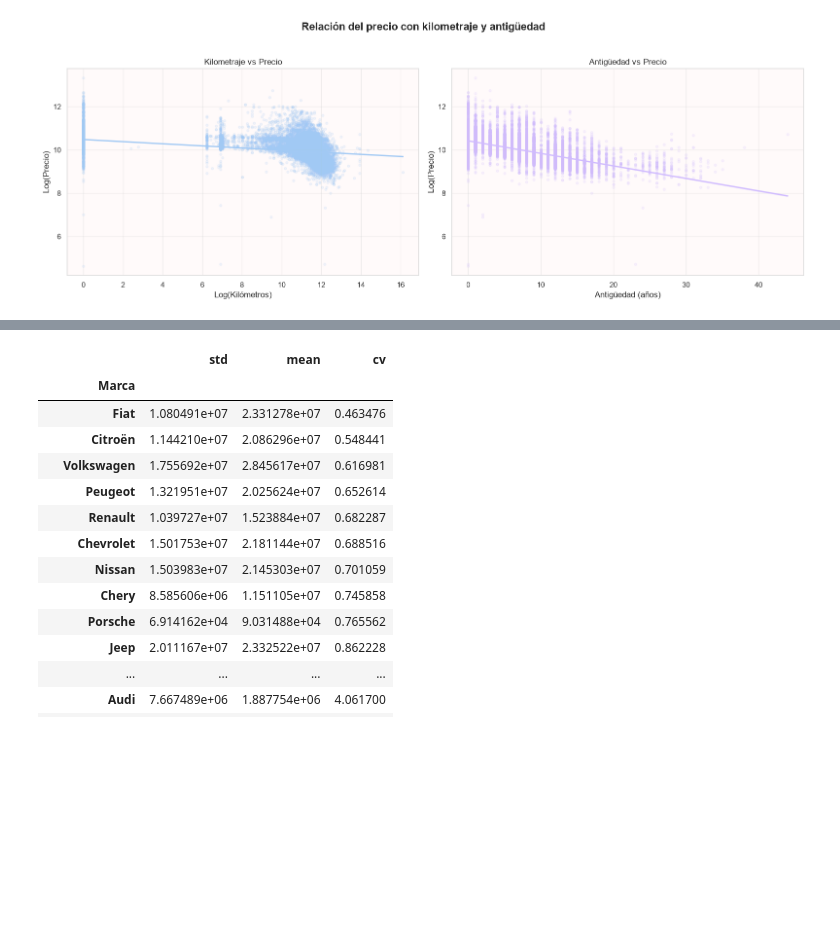
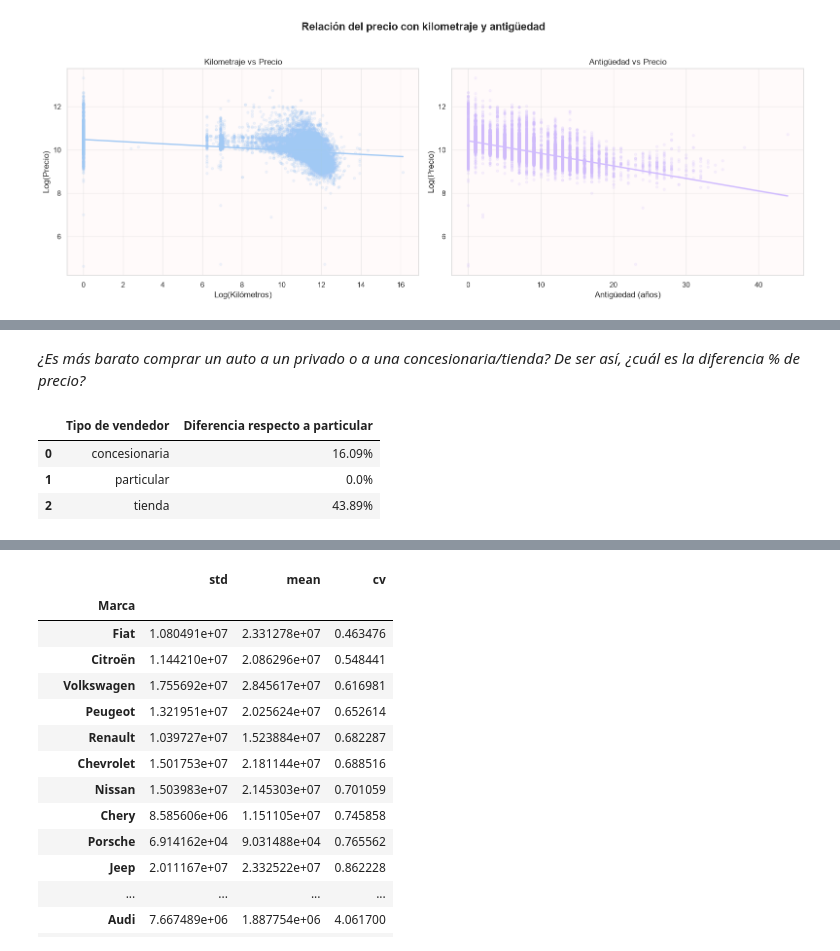
Before and after one commit to PilarOtero/Gurevich_Otero_Informe_PF, a Jupyter notebook: notebook/Gurevich_Otero_Notebook_PF.ipynb, the cells around one changed output, grey strips where cells are left out. Drawn from its saved outputs; the diff is of its cells as text; code cells hidden in the pictures; blank space fills up the shorter version.

```diff
--- a/notebook/Gurevich_Otero_Notebook_PF.ipynb
+++ b/notebook/Gurevich_Otero_Notebook_PF.ipynb
@@ -558,0 +673,17 @@ Con esto se deja en evidencia la importancia de ambos features en relación con
+# %% [markdown]
+*¿Es más barato comprar un auto a un privado o a una concesionaria/tienda? De ser así, ¿cuál es la diferencia % de precio?*
+# %%
+#Mediana para evitar que los otliers afecten
+mediana_por_vendedor = data_pre.groupby('Tipo de vendedor')['Precio'].median()
+mediana_particulares = mediana_por_vendedor['particular']
+
+valores = ((mediana_por_vendedor - mediana_particulares) / mediana_particulares * 100).round(2)
+
+display(pd.DataFrame({
+    'Tipo de vendedor': valores.index,
+    'Diferencia respecto a particular': valores.values.round(2).astype(str) + '%'}))
+# %% [output]
+|  | Tipo de vendedor | Diferencia respecto a particular |
+| 0 | concesionaria | 16.09% |
+| 1 | particular | 0.0% |
+| 2 | tienda | 43.89% |
```
Also changed, not shown: parts of 24 cells of this notebook, 1 other file.
